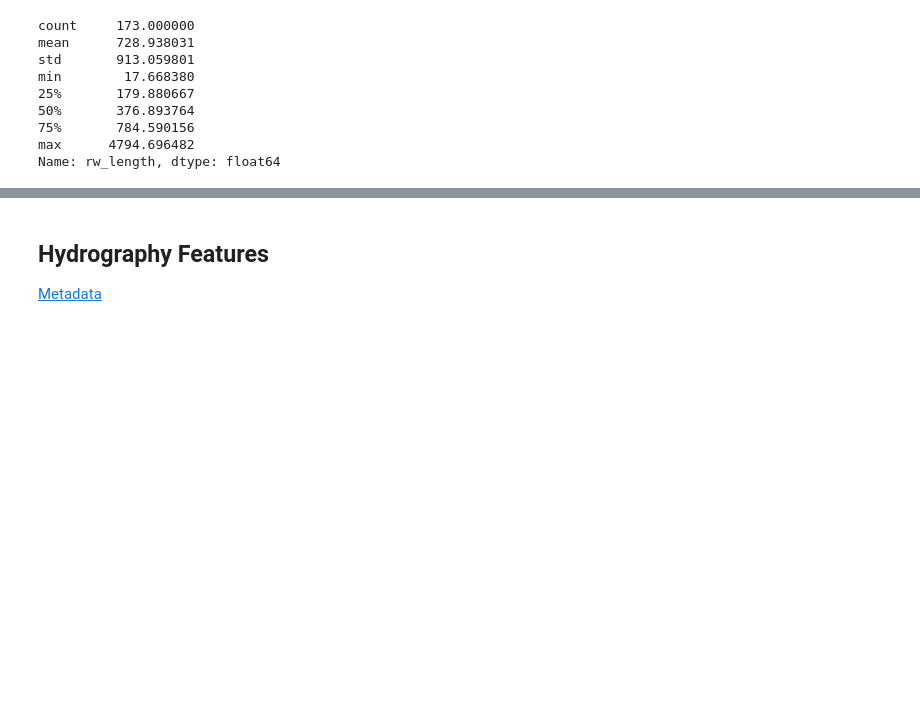
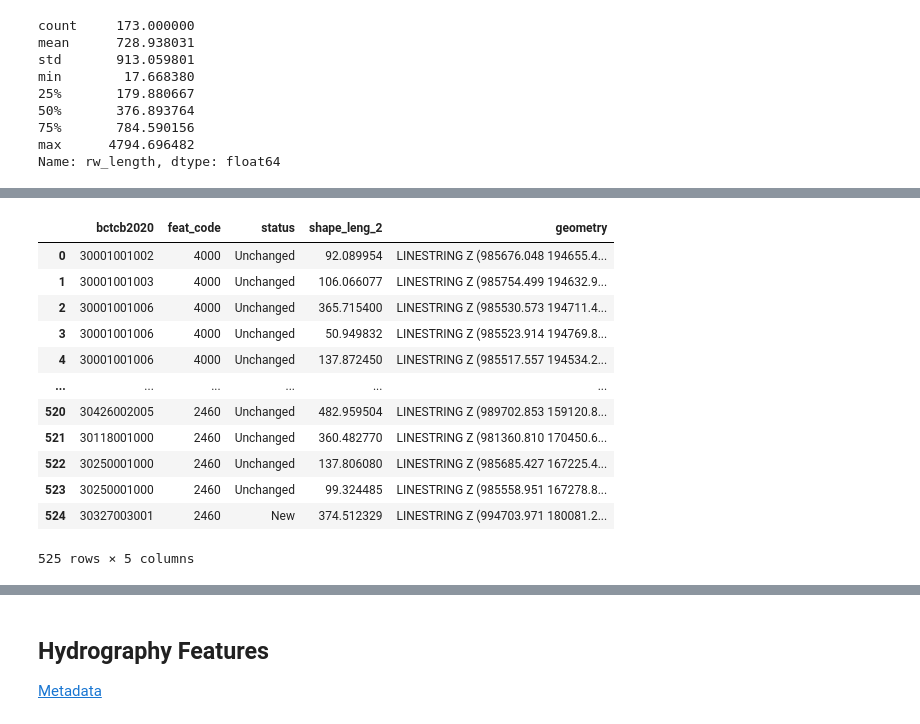
Before and after one commit to courtney-smith-97/flood-risk, a Jupyter notebook: data/data_transformation/census_block_data_xfrm.ipynb, the cells around one changed output, grey strips where cells are left out. Cells and saved outputs as stored; diff of their text form; code cells hidden in the pictures; blank space fills up the shorter version.

```diff
--- a/data/data_transformation/census_block_data_xfrm.ipynb
+++ b/data/data_transformation/census_block_data_xfrm.ipynb
@@ -614,0 +627,6 @@ Name: rw_length, dtype: float64
+# %%
+test2 = cb_df[cb_df.boroname == 'Brooklyn'].reset_index(drop = True)
+rw_ = test2.overlay(rw_df, how = 'intersection', keep_geom_type = False)[['bctcb2020','feat_code','status','shape_leng_2','geometry']]
+print(rw_.head())
+print('Original length:',len(rw_))
+print('Length after splitting multipart geometries:',len(rw_.explode()))
@@ -614,0 +649,16 @@ Name: rw_length, dtype: float64
+# %%
+rw_.explode(ignore_index = True)
+# %% [output]
+|  | bctcb2020 | feat_code | status | shape_leng_2 | geometry |
+| 0 | 30001001002 | 4000 | Unchanged | 92.089954 | LINESTRING Z (985676.048 194655.4... |
+| 1 | 30001001003 | 4000 | Unchanged | 106.066077 | LINESTRING Z (985754.499 194632.9... |
+| 2 | 30001001006 | 4000 | Unchanged | 365.715400 | LINESTRING Z (985530.573 194711.4... |
+| 3 | 30001001006 | 4000 | Unchanged | 50.949832 | LINESTRING Z (985523.914 194769.8... |
+| 4 | 30001001006 | 4000 | Unchanged | 137.872450 | LINESTRING Z (985517.557 194534.2... |
+| ... | ... | ... | ... | ... | ... |
+| 520 | 30426002005 | 2460 | Unchanged | 482.959504 | LINESTRING Z (989702.853 159120.8... |
+| 521 | 30118001000 | 2460 | Unchanged | 360.482770 | LINESTRING Z (981360.810 170450.6... |
+| 522 | 30250001000 | 2460 | Unchanged | 137.806080 | LINESTRING Z (985685.427 167225.4... |
+| 523 | 30250001000 | 2460 | Unchanged | 99.324485 | LINESTRING Z (985558.951 167278.8... |
+| 524 | 30327003001 | 2460 | New | 374.512329 | LINESTRING Z (994703.971 180081.2... |
+525 rows × 5 columns
```
Also changed, not shown: parts of 4 cells of this notebook, 1 other file.
